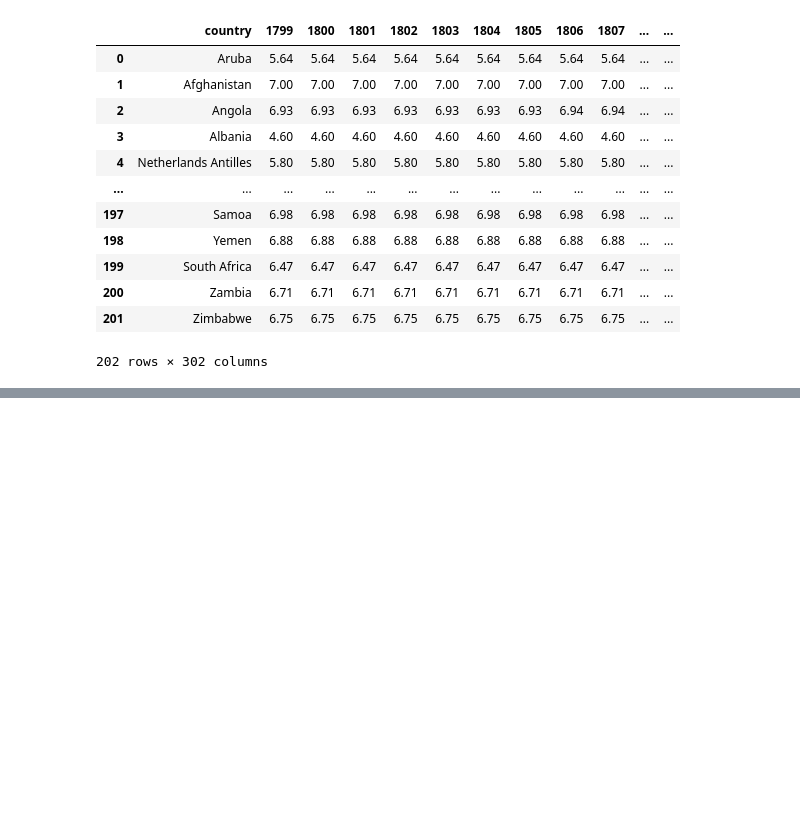
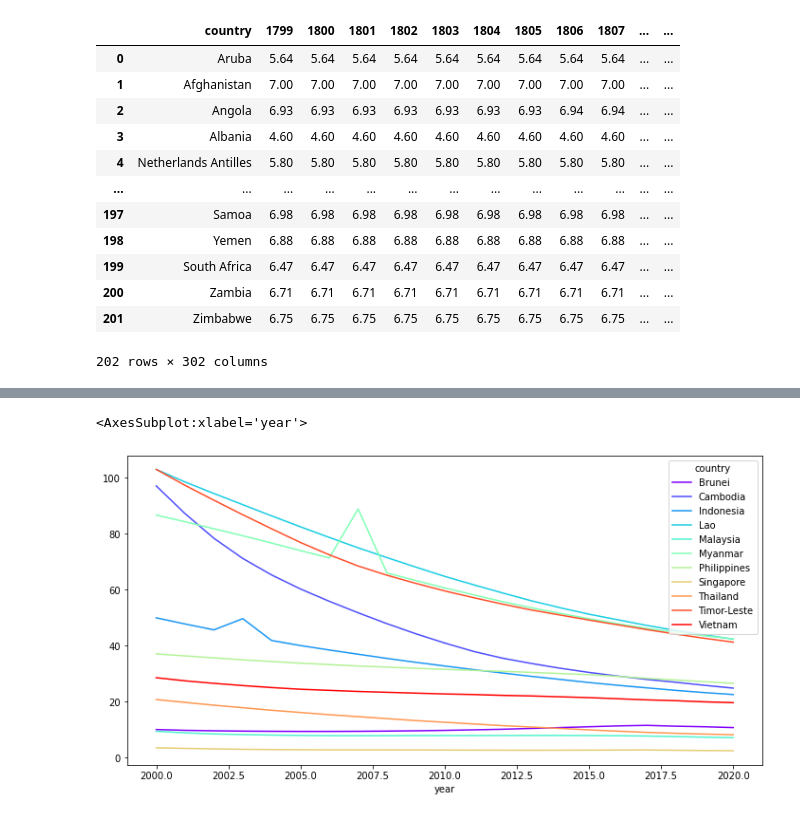
Before and after one commit to vaibhavj07/Data-Science, a Jupyter notebook: Machine Learning/Prism/Advanced Data Analytics/Advanced Data Analytics.ipynb, the cells around one changed output, grey strips where cells are left out. Drawn from its saved outputs; the diff is of its cells as text; code cells hidden in the pictures; blank space fills up the shorter version.

```diff
--- a/Machine Learning/Prism/Advanced Data Analytics/Advanced Data Analytics.ipynb
+++ b/Machine Learning/Prism/Advanced Data Analytics/Advanced Data Analytics.ipynb
@@ -25,0 +498,3 @@ fertility_data
+# %%
+south_east_asia = 'Brunei,Cambodia,Indonesia,Lao,Malaysia,Myanmar,Philippines,Singapore,Thailand,Timor-Leste,Vietnam'.split(',')
+south_east_asia
@@ -25,0 +552,2 @@ fertility_data
+# %%
+gap_sea_21 = g[g['country'].isin(south_east_asia) & g['year'].between(2000,2020)]
@@ -25,0 +591,5 @@ fertility_data
+# %%
+gap_sea_21.pivot_table(index='year', values='infant_mortality', columns = 'country').plot(figsize=(12,6), cmap='rainbow')
+# %% [output]
+<AxesSubplot:xlabel='year'>
+[figure, added]
```
Also changed, not shown: parts of 66 cells of this notebook, 1 other file.
